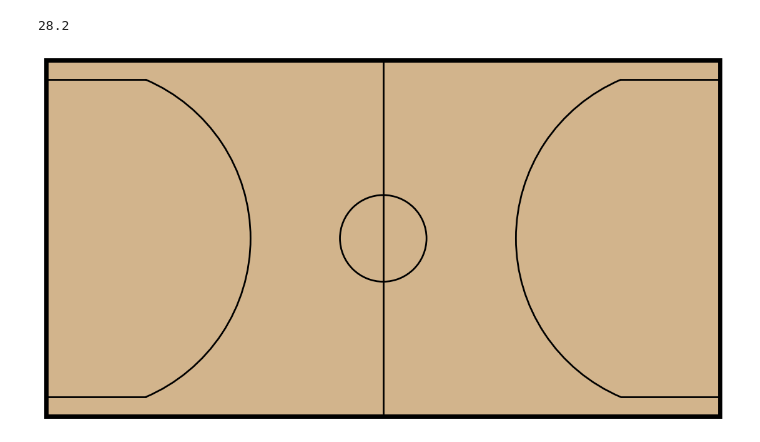
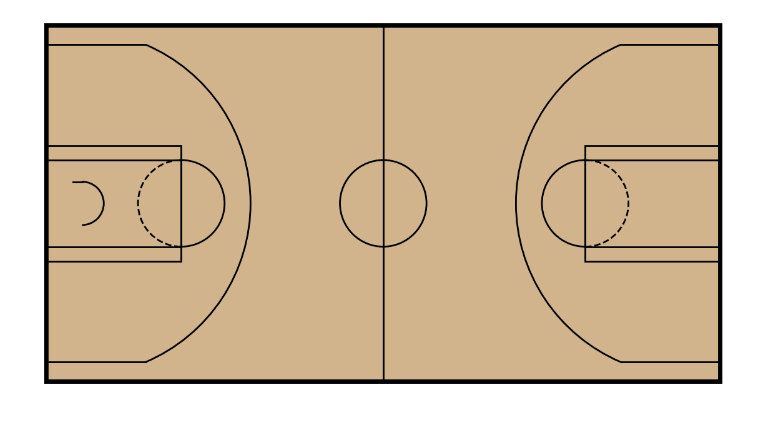
Before and after one commit to jerpopp/Assignment2MAST397, a Jupyter notebook: Assignment2.ipynb, the cells around one changed output. Saved outputs shown, nothing was run; the diff lists cells and outputs as text; code cells hidden in the pictures.

```diff
--- a/Assignment2.ipynb
+++ b/Assignment2.ipynb
@@ -17,8 +12,3 @@ def ft(feet):
-# %%
-L= ft(94)
-print(L)
-# %% [output]
-28.2
 # %%
 from matplotlib.patches import Circle, Rectangle, Arc
 
@@ -57,31 +47,70 @@ def draw_court(ax=None, color='black', lw=2):
     three_point_arc_left = Arc(((94-4.7), 25), 23.9*2, 23.9*2, theta1=113, theta2=247, linewidth=lw, color='black')
     ax.add_patch(three_point_arc_left)
 
     # Three point line upper right straight side part
     ax.plot([80, 94], [47, 47], color='black', linewidth=lw)
 
     # Three point line lower right straight side part
     ax.plot([80, 94], [3, 3], color='black', linewidth=lw)
 
 # Building the Key and Free throw circle:
 
+    # Left side Key
+    LKey = Rectangle((0, 19), 19, 12, linewidth=lw, color='black', fill=False)
+    ax.add_patch(LKey)
+
+    #Left side Key free throw circle, outside the Key
+    key_arc_left_up = Arc(((19), 25), 12, 12, theta1=-90, theta2=90, linewidth=lw, color='black')
+    ax.add_patch(key_arc_left_up)
+
+    #Left side free throw circle, in the Key
+    key_arc_left_down = Arc((19, 25), 12, 12, theta1=90, theta2=270, linewidth=lw, color='black', linestyle='dashed')
+    ax.add_patch(key_arc_left_down)
+
+    #Left side Outer Key
+    LOuterKey = Rectangle((0, 17), 19, 16, linewidth =lw, color='black', fill=False)
+    ax.add_patch(LOuterKey)
+
+    #Left side Charge Circle
+    charge_circle_left = Arc((5.25, 25), 6, 6, theta1=-90, theta2=90, linewidth=lw, color='black')
+    ax.add_patch(charge_circle_left)
+    #Left side Charge Circle Straight parts
+    ax.plot([4, 5.25], [28, 28], color='black', linewidth=lw)
 
 
+
+
+    #Right side Key
+    RKey = Rectangle((94-19, 19), 19, 12, linewidth=lw, color='black', fill=False)
+    ax.add_patch(RKey)
+
+    #Right side Key free throw circle, outside the Key
+    key_arc_right_up = Arc(((94-19), 25), 12, 12, theta1=90, theta2=270, linewidth=lw, color='black')
+    ax.add_patch(key_arc_right_up)
+
+    #Right side free throw circle, in the Key
+    key_arc_right_down = Arc((94-19, 25), 12, 12, theta1=-90, theta2=90, linewidth=lw, color='black', linestyle='dashed')
+    ax.add_patch(key_arc_right_down)
+
+    #Right side Outer Key
+    ROuterKey = Rectangle((94-19, 17), 19, 16, linewidth =lw, color='black', fill=False)
+    ax.add_patch(ROuterKey)
 
 
 
 
 
 #Making the Court fit the screen
     # Set limits and aspect
     ax.set_xlim(0, 94)
     ax.set_ylim(0, 50)
     ax.set_aspect('equal', adjustable='box')
     ax.axis('off')  # hides ticks
 
+
     return ax
 
 draw_court()
 plt.show()
 # %% [output]
-[figure, old version]
+[figure, new version]
```
Also changed, not shown: parts of 1 cell of this notebook.
